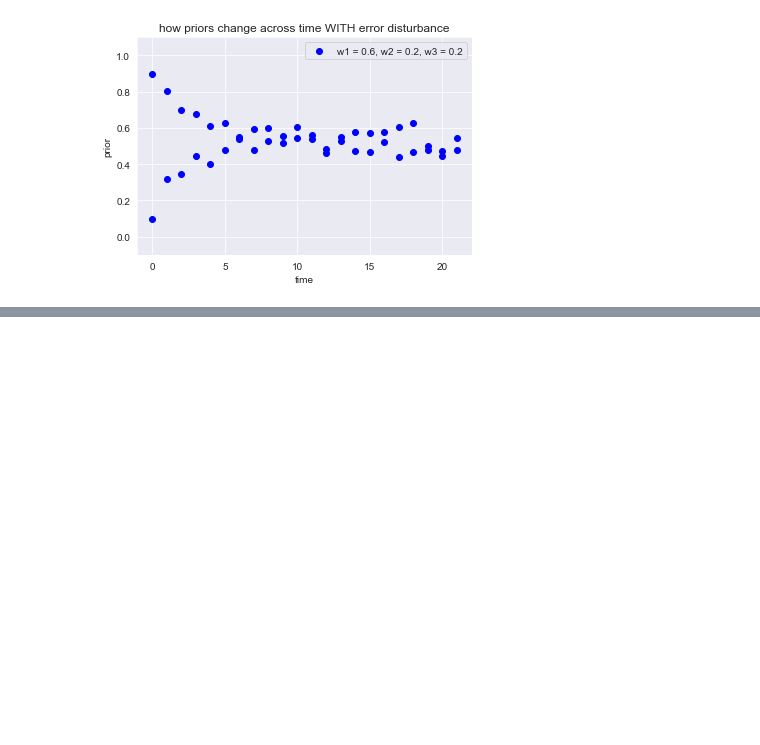
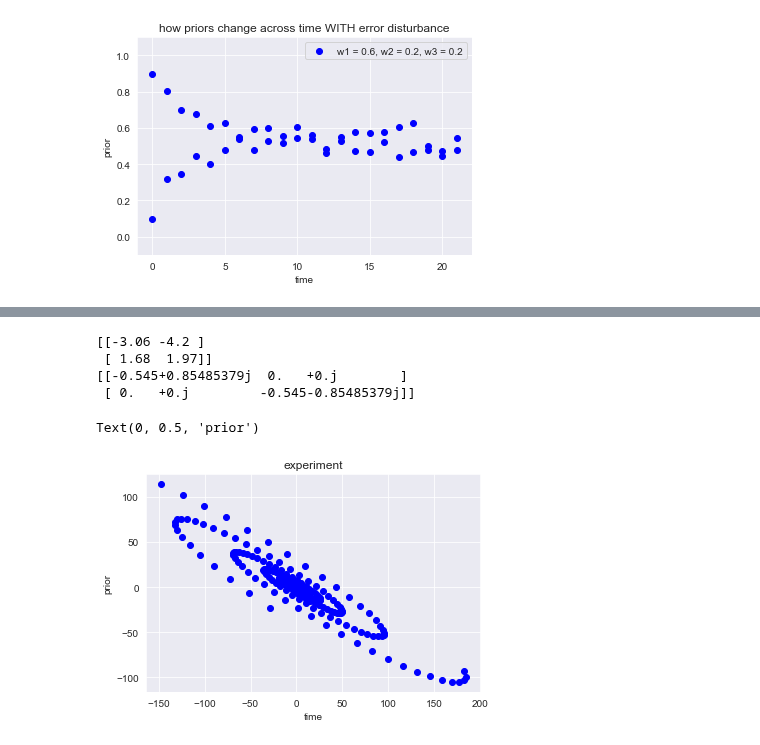
Before and after one commit to rpassas/Social_AI, a Jupyter notebook: misc_notebooks/dynamics.ipynb, the cells around one changed output, grey strips where cells are left out. Saved outputs shown, nothing was run; the diff lists cells and outputs as text; code cells hidden in the pictures; blank space fills up the shorter version.

```diff
--- a/misc_notebooks/dynamics.ipynb
+++ b/misc_notebooks/dynamics.ipynb
@@ -200,0 +310,30 @@ print(f"dot product: \n{np.dot(behav,model)}")
+# %%
+A = np.array([[-3.06,-4.20],
+              [1.68,1.97]])
+a, b = np.linalg.eig(A)
+aa = np.array([complex(0.625, -0.77496774), complex(0.625, 0.77496774)])
+V = b
+Vi = np.linalg.inv(V)
+D = np.diag(a)
+#D = got
+M = V@D@Vi
+A = M.real
+print(M.real)
+print(D)
+
+
+v = np.array([-3,3])
+time = 250
+x,y,t = cycle(v, M.real, time)
+plt.scatter(x, y, c="blue")
+#plt.ylim((-.1, 1.1))
+plt.title("experiment")
+plt.xlabel("time")
+plt.ylabel("prior")
+# %% [output]
+[[-3.06 -4.2 ]
+ [ 1.68  1.97]]
+[[-0.545+0.85485379j  0.   +0.j        ]
+ [ 0.   +0.j         -0.545-0.85485379j]]
+Text(0, 0.5, 'prior')
+[figure, added]
```
Also changed, not shown: parts of 12 cells of this notebook, 1 other file.
